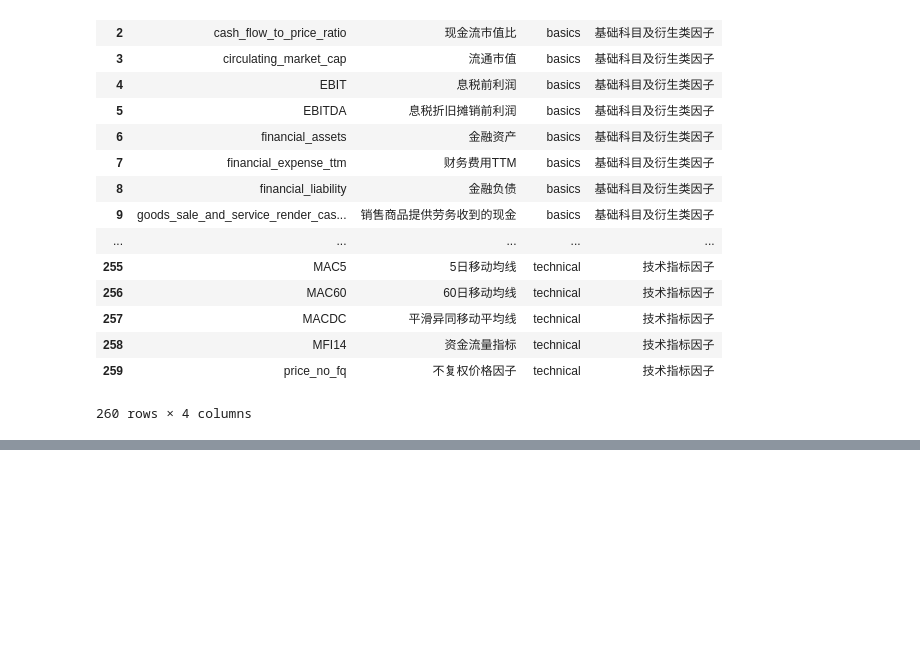
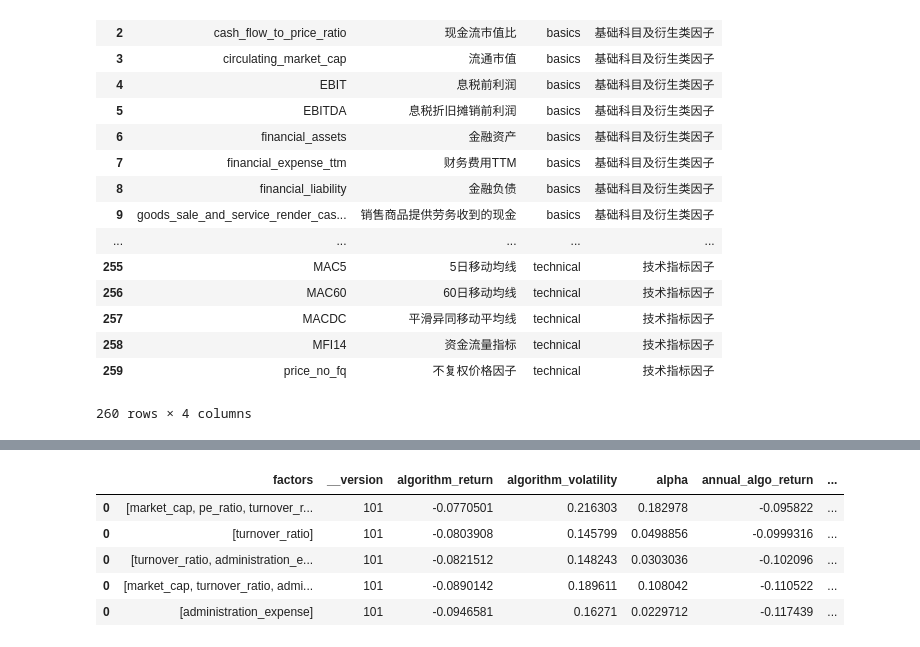
Before and after one commit to TDR474/Factors, a Jupyter notebook: factors_analysis.ipynb, the cells around one changed output, grey strips where cells are left out. Cells and saved outputs as stored; diff of their text form; code cells hidden in the pictures; blank space fills up the shorter version.

```diff
--- a/factors_analysis.ipynb
+++ b/factors_analysis.ipynb
@@ -676,0 +718,10 @@ KeyboardInterrupt:
+# %%
+result_sorted = result_df.sort_values('algorithm_return', ascending=False)
+result_sorted.head()
+# %% [output]
+|  | factors | __version | algorithm_return | algorithm_volatility | alpha | annual_algo_return | ... |
+| 0 | [market_cap, pe_ratio, turnover_r... | 101 | -0.0770501 | 0.216303 | 0.182978 | -0.095822 | ... |
+| 0 | [turnover_ratio] | 101 | -0.0803908 | 0.145799 | 0.0498856 | -0.0999316 | ... |
+| 0 | [turnover_ratio, administration_e... | 101 | -0.0821512 | 0.148243 | 0.0303036 | -0.102096 | ... |
+| 0 | [market_cap, turnover_ratio, admi... | 101 | -0.0890142 | 0.189611 | 0.108042 | -0.110522 | ... |
+| 0 | [administration_expense] | 101 | -0.0946581 | 0.16271 | 0.0229712 | -0.117439 | ... |
```
Also changed, not shown: parts of 13 cells of this notebook, 3 other files.
